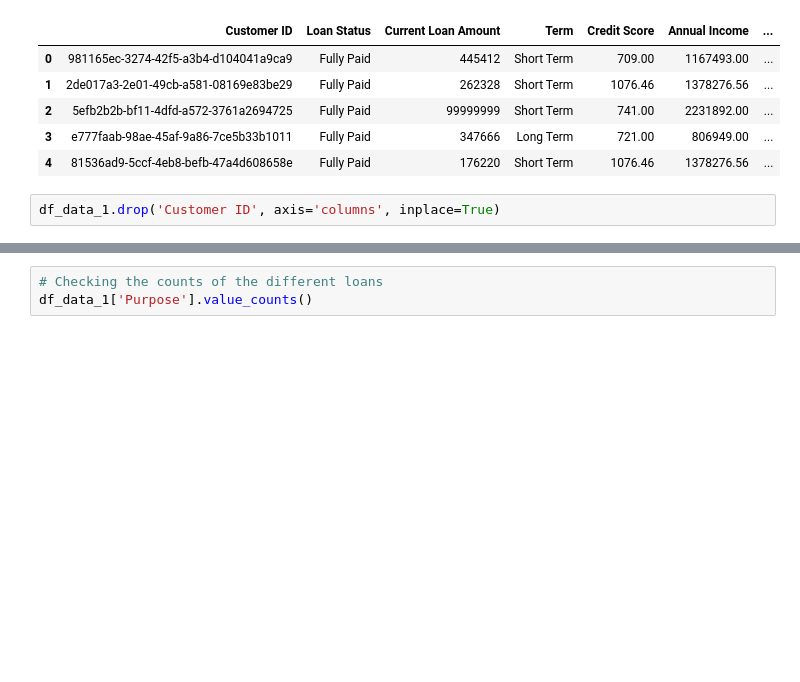
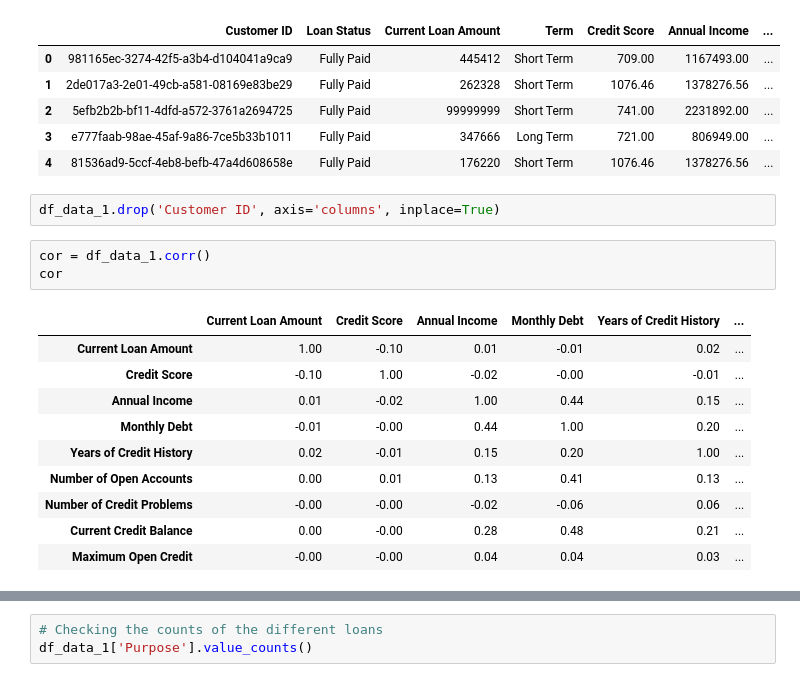
Before and after one commit to Ayobami6/ProjectCollaboration.github.io, a Jupyter notebook: Loan_Prediction_Project.ipynb, the cells around one changed output, grey strips where cells are left out. Cells and saved outputs as stored; diff of their text form; blank space fills up the shorter version.

```diff
--- a/Loan_Prediction_Project.ipynb
+++ b/Loan_Prediction_Project.ipynb
@@ -424,3 +424,17 @@ top5_rows(df_data_1)
 | 4 | 81536ad9-5ccf-4eb8-befb-47a4d608658e | Fully Paid | 176220 | Short Term | 1076.46 | 1378276.56 | ... |
 # %%
 df_data_1.drop('Customer ID', axis='columns', inplace=True)
+# %%
+cor = df_data_1.corr()
+cor
+# %% [output]
+|  | Current Loan Amount | Credit Score | Annual Income | Monthly Debt | Years of Credit History | ... |
+| Current Loan Amount | 1.00 | -0.10 | 0.01 | -0.01 | 0.02 | ... |
+| Credit Score | -0.10 | 1.00 | -0.02 | -0.00 | -0.01 | ... |
+| Annual Income | 0.01 | -0.02 | 1.00 | 0.44 | 0.15 | ... |
+| Monthly Debt | -0.01 | -0.00 | 0.44 | 1.00 | 0.20 | ... |
+| Years of Credit History | 0.02 | -0.01 | 0.15 | 0.20 | 1.00 | ... |
+| Number of Open Accounts | 0.00 | 0.01 | 0.13 | 0.41 | 0.13 | ... |
+| Number of Credit Problems | -0.00 | -0.00 | -0.02 | -0.06 | 0.06 | ... |
+| Current Credit Balance | 0.00 | -0.00 | 0.28 | 0.48 | 0.21 | ... |
+| Maximum Open Credit | -0.00 | -0.00 | 0.04 | 0.04 | 0.03 | ... |
```
Also changed, not shown: parts of 1 cell of this notebook.
